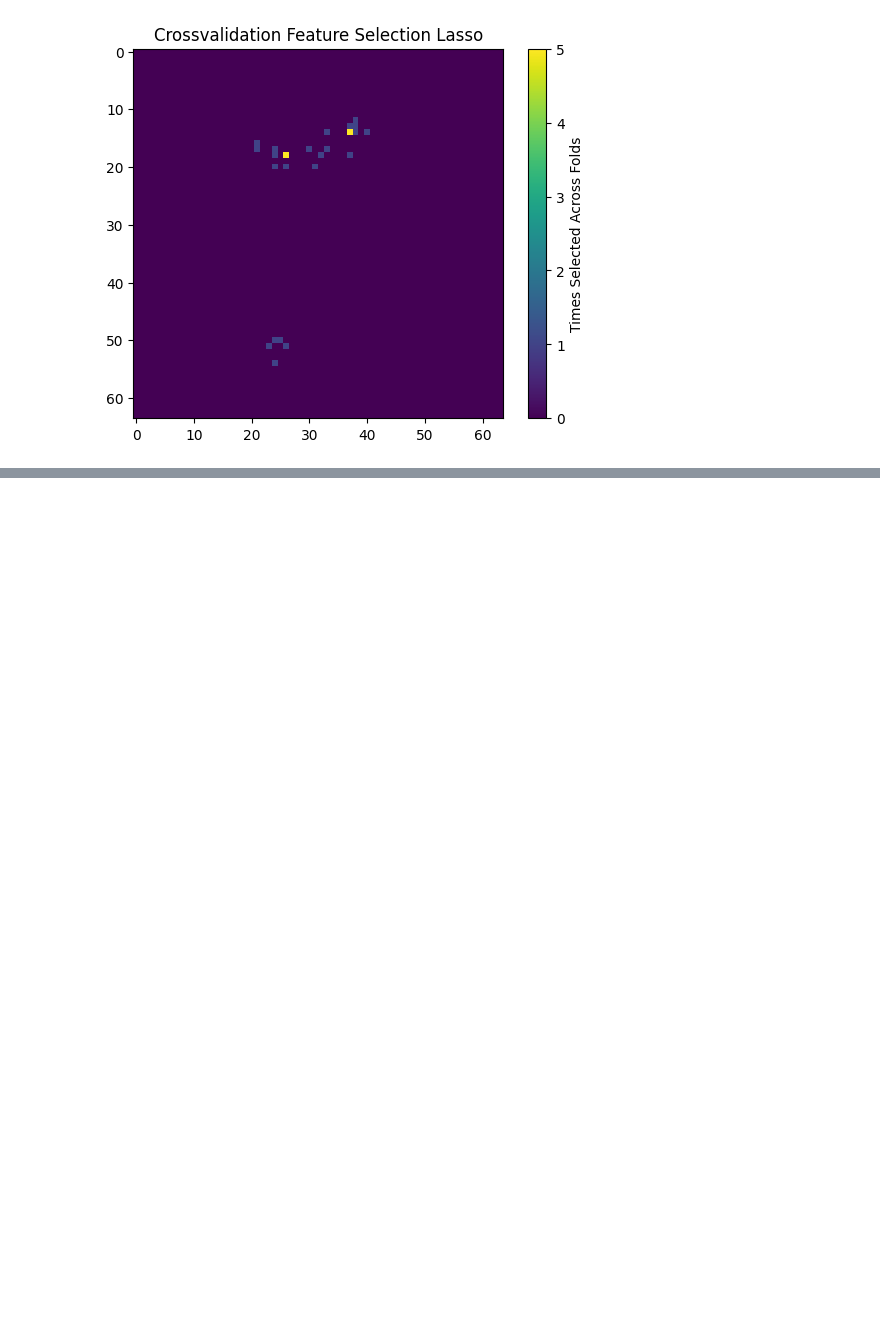
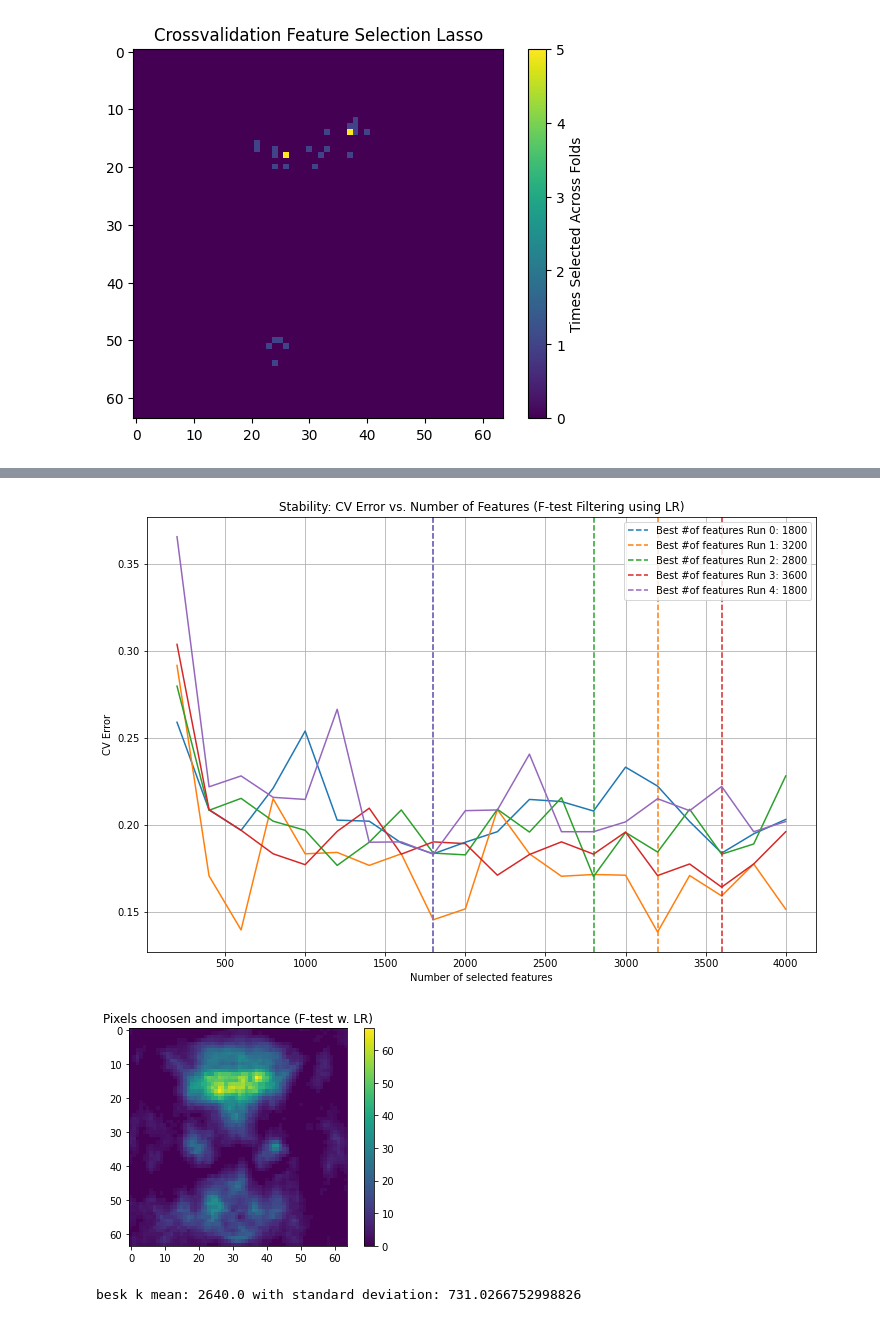
Before and after one commit to Max-Fredsdal/MVE441, a Jupyter notebook: project_2/project_2.ipynb, the cells around one changed output, grey strips where cells are left out. Saved outputs shown, nothing was run; the diff lists cells and outputs as text; code cells hidden in the pictures; blank space fills up the shorter version.

Commit message:
Logistic Regression start

```diff
--- a/project_2/project_2.ipynb
+++ b/project_2/project_2.ipynb
@@ -579,0 +625,71 @@ CV Accuracy: 0.7015384615384616
+# %%
+
+classifier = LogisticRegression(penalty='l2', solver='lbfgs', C=1.0, max_iter=10000)
+
+feature_subsets = [k for k in range(100, 4100, 100)]
+itterations = 5
+all_errors = []  # List to store error curves from all runs
+
+for itteration in range(itterations):
+    #print(f"Run {itteration}")
+    X_train, X_test, y_train, y_test = train_test_split(X, y, test_size=0.2)
+    CV_folds = KFold(n_splits=5, shuffle=True)
+
+    feature_subset_errors = []
+    for k in feature_subsets:
+        selected_index = sorted_by_feature_index[:k]
+
+        CV_errors = []
+
+        for train_idx, test_idx in CV_folds.split(X_train, y_train):
+            X_train_cv = X_train[train_idx][:, selected_index]
+            y_train_cv = y_train[train_idx]
+
+            X_test_cv = X_train[test_idx][:, selected_index]
+            y_test_cv = y_train[test_idx]
+
+            classifier.fit(X_train_cv,y_train_cv)
+            yPred = classifier.predict(X_test_cv)
+            CV_errors.append(zero_one_loss(y_test_cv, yPred))
+
+        feature_subset_errors.append(np.mean(CV_errors))
+
+    all_errors.append(feature_subset_errors)
+
+
+all_errors = np.array(all_errors)
+best_ks = []
+
+plt.figure(figsize=(12, 8))
+for i in range(itterations):
+    color = plt.cm.tab10(i % 10)
+    best_k_index = np.argmin(all_errors[i])
+    best_k = feature_subsets[best_k_index]
+    best_ks.append(best_k)
+
+    plt.plot(feature_subsets, all_errors[i],color = color)
+    plt.axvline(best_k, linestyle='--', label=f'Best #of features Run {i}: {best_k:.0f}',color = color)
+
+best_k_mean = np.mean(best_ks)
+plt.xlabel("Number of selected features")
+plt.ylabel("CV Error")
+plt.title("Stability: CV Error vs. Number of Features (F-test Filtering using LR)")
+plt.grid(True)
+plt.legend()
+plt.show()
+
+heatmap = np.zeros(4096)
+top_k_indices = sorted_by_feature_index[:int(best_k_mean)]
+heatmap[top_k_indices] = f_statistic[top_k_indices]
+heatmap_reshaped = np.reshape(heatmap,(64,64))
+
+plt.imshow(heatmap_reshaped, cmap='viridis',interpolation="nearest")
+plt.title("Pixels choosen and importance (F-test w. LR)")
+plt.colorbar()
+plt.show()
+
+print(f"besk k mean: {np.mean(best_ks)} with standard deviation: {np.std(best_ks)}")
+# %% [output]
+[figure, added]
+[figure, added]
+besk k mean: 2640.0 with standard deviation: 731.0266752998826
```
Also changed, not shown: parts of 7 cells of this notebook.
